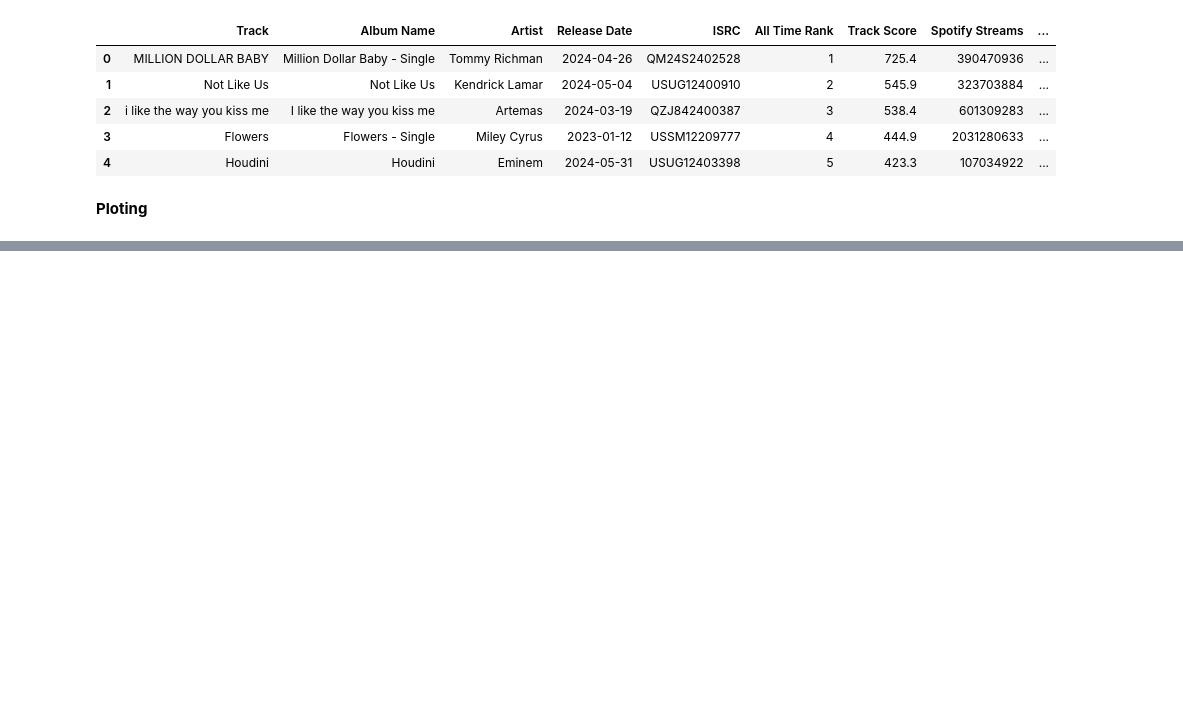
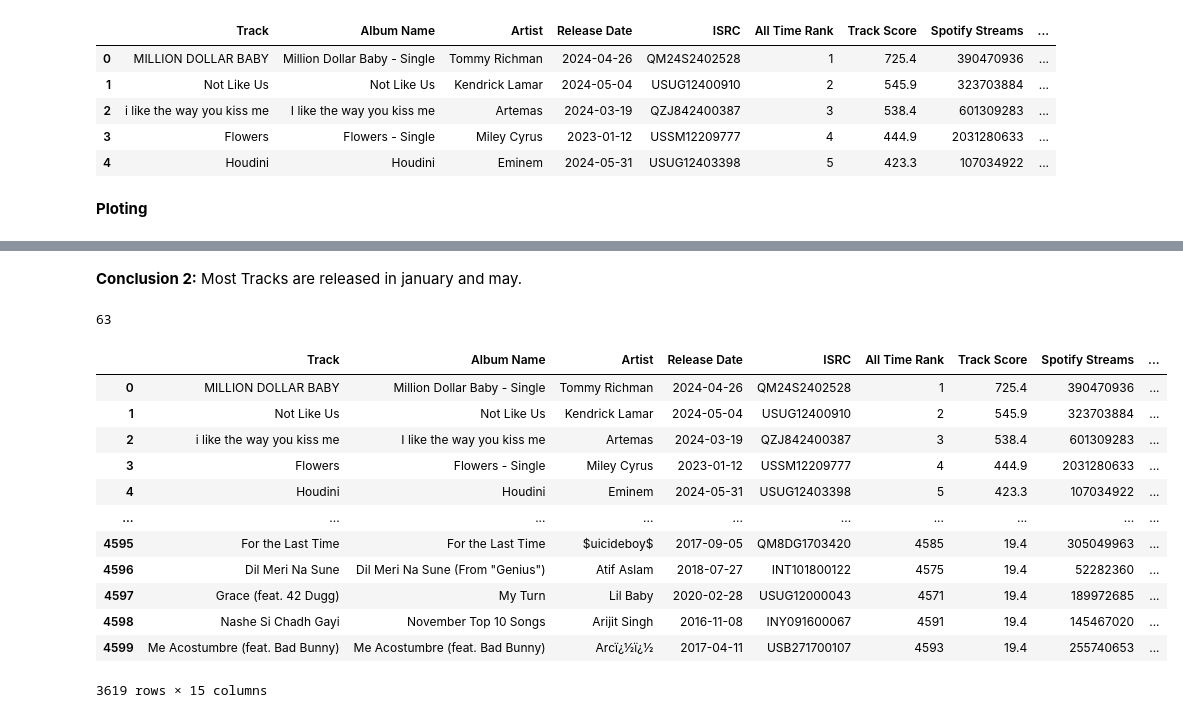
Before and after one commit to SrijaG29/Spotify_df-visualization, a Jupyter notebook: Spotify_Dataframe.ipynb, the cells around one changed output, grey strips where cells are left out. Drawn from its saved outputs; the diff is of its cells as text; code cells hidden in the pictures; blank space fills up the shorter version.

```diff
--- a/Spotify_Dataframe.ipynb
+++ b/Spotify_Dataframe.ipynb
@@ -424,0 +439,30 @@ Name: Artist, Length: 1999, dtype: int64
+# %% [markdown]
+**Conclusion 2:** Most Tracks are released in january and may.
+# %%
+f = spotify_df.copy()
+f['Country Code'] = f['ISRC'].str[0:2]
+# f
+x = f['Country Code'].value_counts()
+print(len(x))
+#x = x.reset_index()
+#y = x[(x['count']>100)]
+#y
+# %% [output]
+63
+# %%
+q = f[(f['Country Code'].isin(y['Country Code']))]
+q
+# %% [output]
+|  | Track | Album Name | Artist | Release Date | ISRC | All Time Rank | Track Score | Spotify Streams | ... |
+| 0 | MILLION DOLLAR BABY | Million Dollar Baby - Single | Tommy Richman | 2024-04-26 | QM24S2402528 | 1 | 725.4 | 390470936 | ... |
+| 1 | Not Like Us | Not Like Us | Kendrick Lamar | 2024-05-04 | USUG12400910 | 2 | 545.9 | 323703884 | ... |
+| 2 | i like the way you kiss me | I like the way you kiss me | Artemas | 2024-03-19 | QZJ842400387 | 3 | 538.4 | 601309283 | ... |
+| 3 | Flowers | Flowers - Single | Miley Cyrus | 2023-01-12 | USSM12209777 | 4 | 444.9 | 2031280633 | ... |
+| 4 | Houdini | Houdini | Eminem | 2024-05-31 | USUG12403398 | 5 | 423.3 | 107034922 | ... |
+| ... | ... | ... | ... | ... | ... | ... | ... | ... | ... |
+| 4595 | For the Last Time | For the Last Time | $uicideboy$ | 2017-09-05 | QM8DG1703420 | 4585 | 19.4 | 305049963 | ... |
+| 4596 | Dil Meri Na Sune | Dil Meri Na Sune (From "Genius") | Atif Aslam | 2018-07-27 | INT101800122 | 4575 | 19.4 | 52282360 | ... |
+| 4597 | Grace (feat. 42 Dugg) | My Turn | Lil Baby | 2020-02-28 | USUG12000043 | 4571 | 19.4 | 189972685 | ... |
+| 4598 | Nashe Si Chadh Gayi | November Top 10 Songs | Arijit Singh | 2016-11-08 | INY091600067 | 4591 | 19.4 | 145467020 | ... |
+| 4599 | Me Acostumbre (feat. Bad Bunny) | Me Acostumbre (feat. Bad Bunny) | Arcï¿½ï¿½ | 2017-04-11 | USB271700107 | 4593 | 19.4 | 255740653 | ... |
+3619 rows × 15 columns
```
Also changed, not shown: parts of 8 cells of this notebook.
